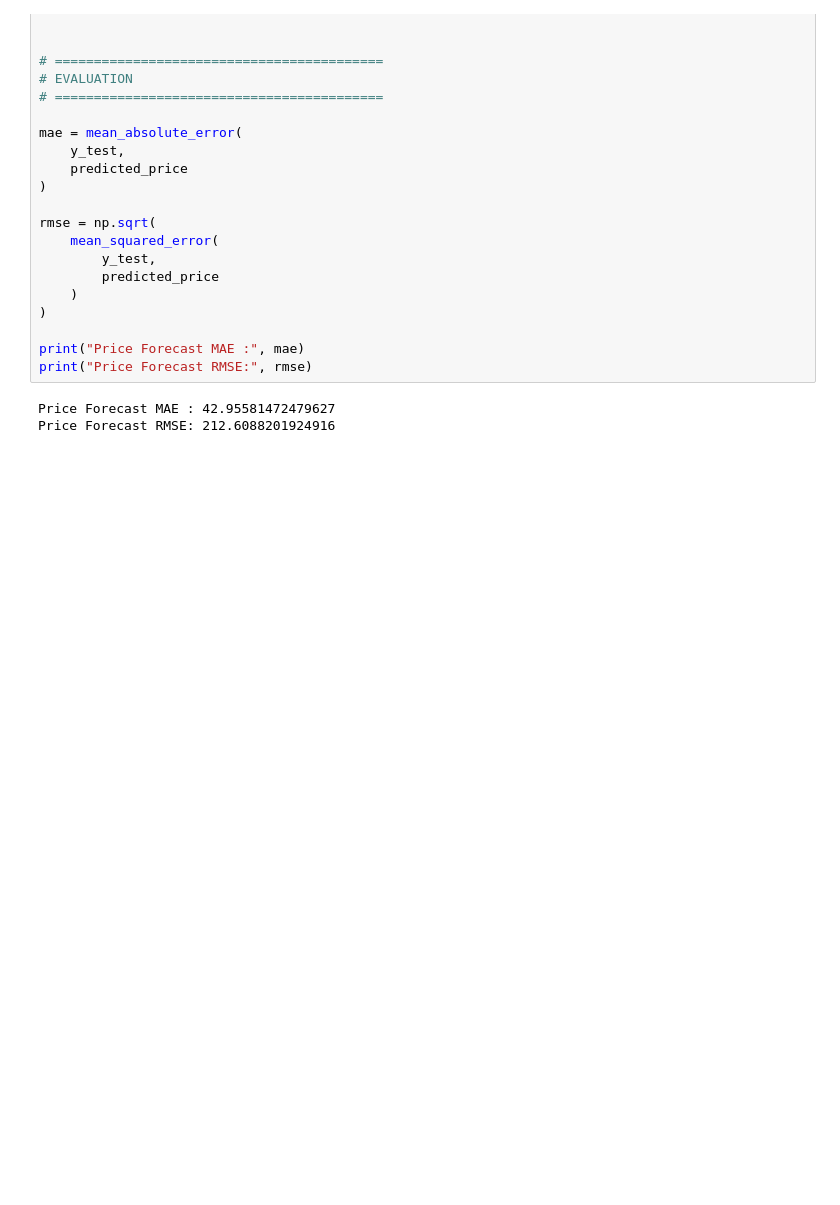
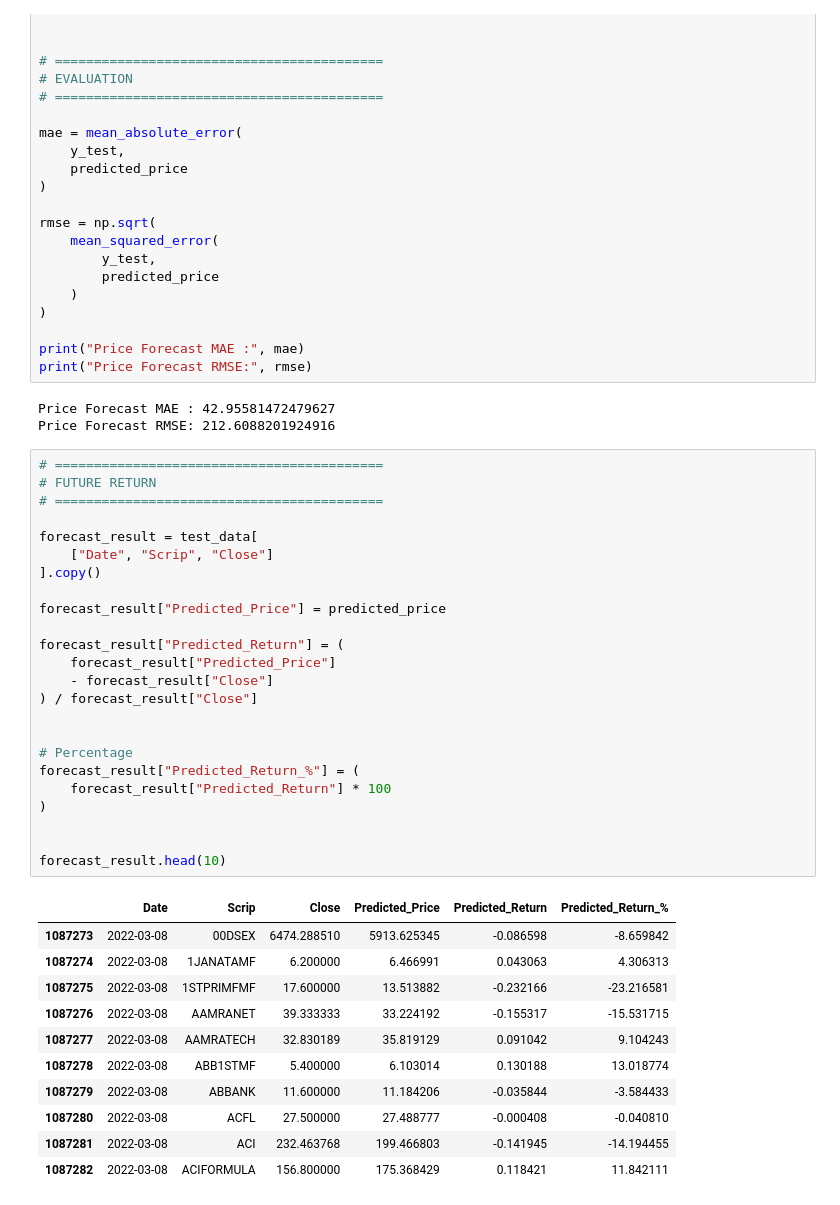
Before and after one commit to samifahim07/Dse-explainable-stock-intelligence, a Jupyter notebook: DSE_Stock_Intelligence_Forecasting.ipynb, the cells around one changed output. Drawn from its saved outputs; the diff is of its cells as text; blank space fills up the shorter version.

Commit message:
Add future return calculations and display results in notebook
- Implemented forecast result calculations for predicted prices and returns.
- Added a new output table displaying the predicted prices, returns, and their percentages.
- Updated execution count for the relevant code cell.

```diff
--- a/DSE_Stock_Intelligence_Forecasting.ipynb
+++ b/DSE_Stock_Intelligence_Forecasting.ipynb
@@ -3094,3 +3094,39 @@ print("Price Forecast RMSE:", rmse)
 # %% [output]
 Price Forecast MAE : 42.95581472479627
 Price Forecast RMSE: 212.6088201924916
+# %%
+# ==========================================
+# FUTURE RETURN
+# ==========================================
+
+forecast_result = test_data[
+    ["Date", "Scrip", "Close"]
+].copy()
+
+forecast_result["Predicted_Price"] = predicted_price
+
+forecast_result["Predicted_Return"] = (
+    forecast_result["Predicted_Price"]
+    - forecast_result["Close"]
+) / forecast_result["Close"]
+
+
+# Percentage
+forecast_result["Predicted_Return_%"] = (
+    forecast_result["Predicted_Return"] * 100
+)
+
+
+forecast_result.head(10)
+# %% [output]
+|  | Date | Scrip | Close | Predicted_Price | Predicted_Return | Predicted_Return_% |
+| 1087273 | 2022-03-08 | 00DSEX | 6474.288510 | 5913.625345 | -0.086598 | -8.659842 |
+| 1087274 | 2022-03-08 | 1JANATAMF | 6.200000 | 6.466991 | 0.043063 | 4.306313 |
+| 1087275 | 2022-03-08 | 1STPRIMFMF | 17.600000 | 13.513882 | -0.232166 | -23.216581 |
+| 1087276 | 2022-03-08 | AAMRANET | 39.333333 | 33.224192 | -0.155317 | -15.531715 |
+| 1087277 | 2022-03-08 | AAMRATECH | 32.830189 | 35.819129 | 0.091042 | 9.104243 |
+| 1087278 | 2022-03-08 | ABB1STMF | 5.400000 | 6.103014 | 0.130188 | 13.018774 |
+| 1087279 | 2022-03-08 | ABBANK | 11.600000 | 11.184206 | -0.035844 | -3.584433 |
+| 1087280 | 2022-03-08 | ACFL | 27.500000 | 27.488777 | -0.000408 | -0.040810 |
+| 1087281 | 2022-03-08 | ACI | 232.463768 | 199.466803 | -0.141945 | -14.194455 |
+| 1087282 | 2022-03-08 | ACIFORMULA | 156.800000 | 175.368429 | 0.118421 | 11.842111 |
```
